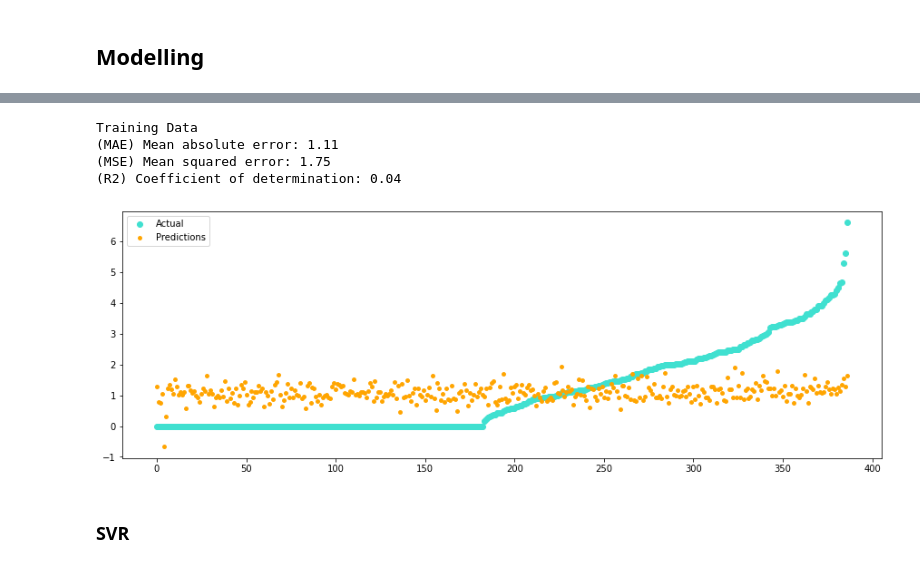
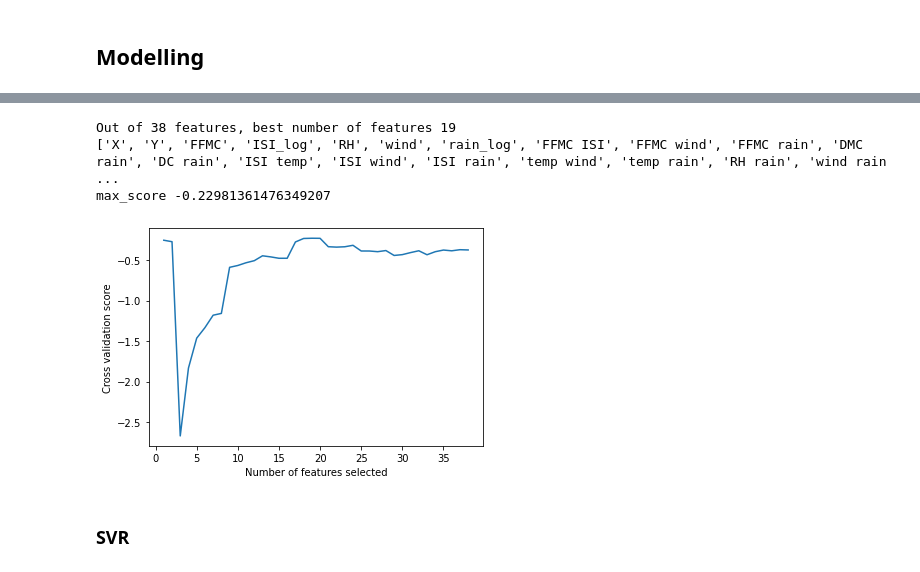
Before and after one commit to leanguardia/msc-project-pipelines, a Jupyter notebook: Wrangling-Fire_Forests.ipynb, the cells around one changed output, grey strips where cells are left out. Drawn from its saved outputs; the diff is of its cells as text; code cells hidden in the pictures.

```diff
--- a/Wrangling-Fire_Forests.ipynb
+++ b/Wrangling-Fire_Forests.ipynb
@@ -404,13 +411,21 @@ evaluate(y_test, y_pred)
-# %%
-# Evaluata Train Data
-print("Training Data")
-evaluate(y_train, linreg.predict(X_train))
-# %% [output]
-Training Data
-(MAE) Mean absolute error: 1.11
-(MSE) Mean squared error: 1.75
-(R2) Coefficient of determination: 0.04
-[figure, removed]
+# %%
+# Feature Selection with Recursive Feature Elimination
+model = LinearRegression(fit_intercept=False)
+selector = RFECV(model, cv=5)
+selector = selector.fit(X_train, y_train)
+print(f"Out of {len(X_train.columns)} features, best number of features {selector.n_features_}")
+plt.figure()
+plt.xlabel("Number of features selected")
+plt.ylabel("Cross validation score")
+selected_features = list(X_train.columns[selector.support_].values)
+print(selected_features)
+print('max_score', selector.grid_scores_.max())
+plt.plot(range(1, len(X_train.columns) + 1), selector.grid_scores_);
+# %% [output]
+Out of 38 features, best number of features 19
+['X', 'Y', 'FFMC', 'ISI_log', 'RH', 'wind', 'rain_log', 'FFMC ISI', 'FFMC wind', 'FFMC rain', 'DMC rain', 'DC rain', 'ISI temp', 'ISI wind', 'ISI rain', 'temp wind', 'temp rain', 'RH rain', 'wind rain ...
+max_score -0.22981361476349207
+[figure, added]
 # %% [markdown]
 ### SVR
 # %%
```
Also changed, not shown: parts of 18 cells of this notebook.
